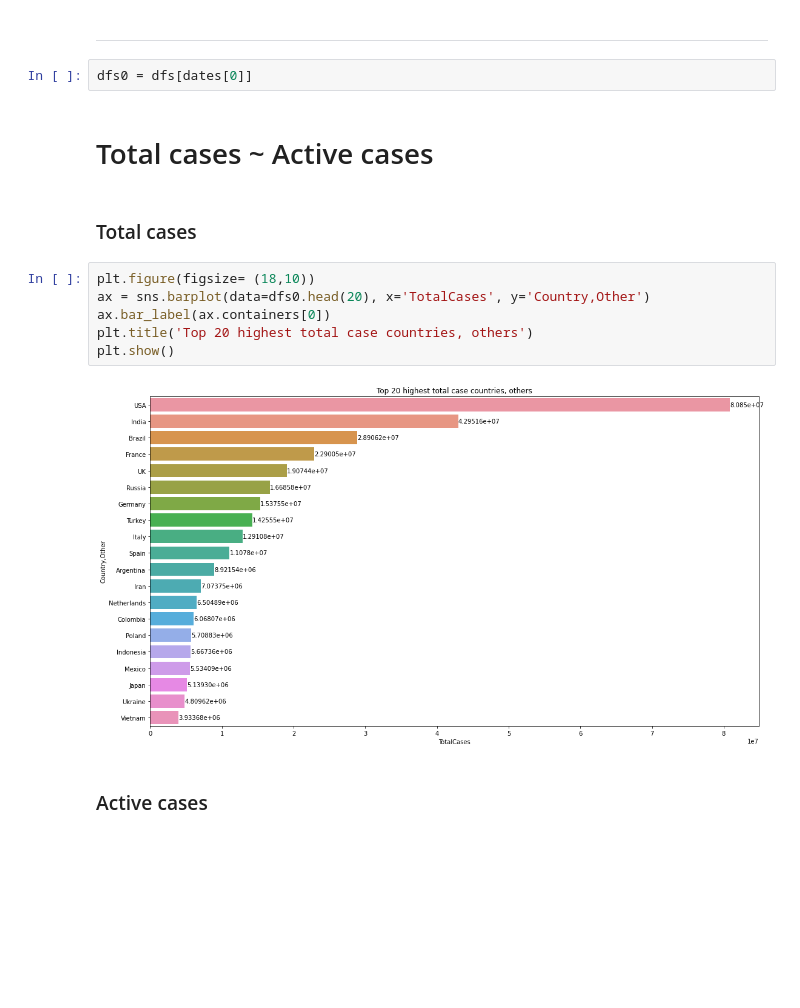
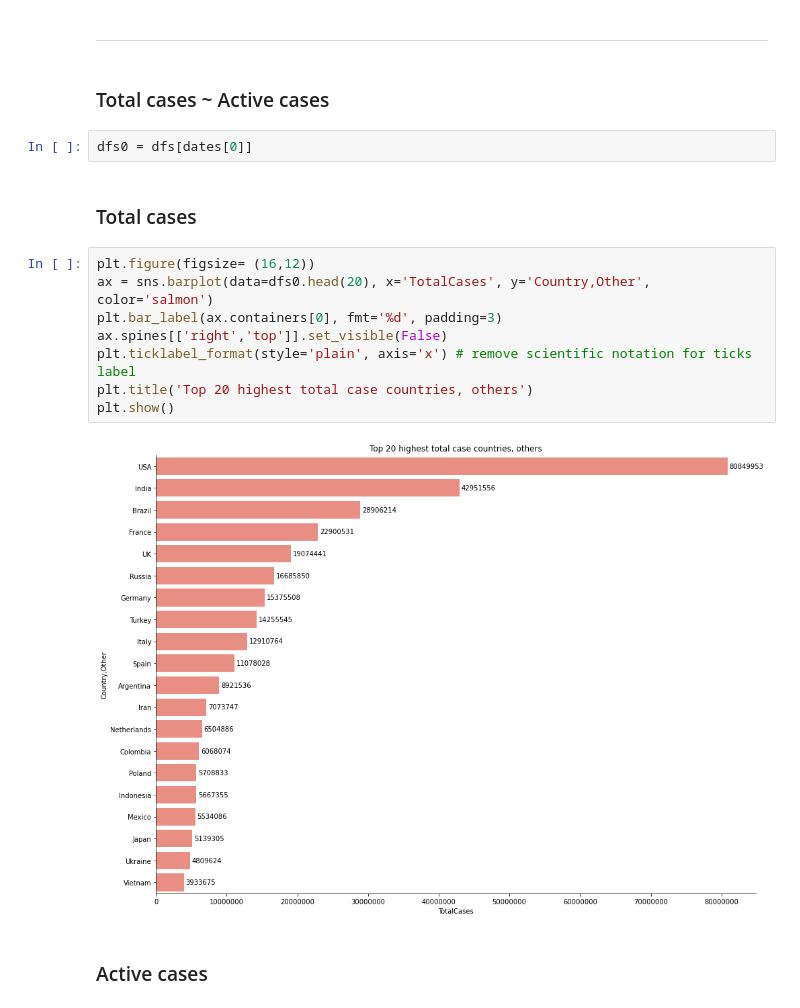
Before and after one commit to ndkhoa0704/Worldometers-explorer, a Jupyter notebook: Visualize.ipynb, the cells around one changed output. Drawn from its saved outputs; the diff is of its cells as text; blank space fills up the shorter version.

```diff
--- a/Visualize.ipynb
+++ b/Visualize.ipynb
@@ -225,20 +225,22 @@ fig.savefig("figures/Active-Serious-Rel")
 [figure]
 # %% [markdown]
 ---
+# %% [markdown]
+### Total cases ~ Active cases
 # %%
 dfs0 = dfs[dates[0]]
-# %% [markdown]
-# Total cases ~ Active cases
 # %% [markdown]
 ### Total cases
 # %%
-plt.figure(figsize= (18,10))
-ax = sns.barplot(data=dfs0.head(20), x='TotalCases', y='Country,Other')
-ax.bar_label(ax.containers[0])
+plt.figure(figsize= (16,12))
+ax = sns.barplot(data=dfs0.head(20), x='TotalCases', y='Country,Other', color='salmon')
+plt.bar_label(ax.containers[0], fmt='%d', padding=3)
+ax.spines[['right','top']].set_visible(False)
+plt.ticklabel_format(style='plain', axis='x') # remove scientific notation for ticks label
 plt.title('Top 20 highest total case countries, others')
 plt.show()
 # %% [output]
-[figure, old version]
+[figure, new version]
 # %% [markdown]
 ### Active cases
 # %%
```
Also changed, not shown: parts of 12 cells of this notebook, 2 other files.
